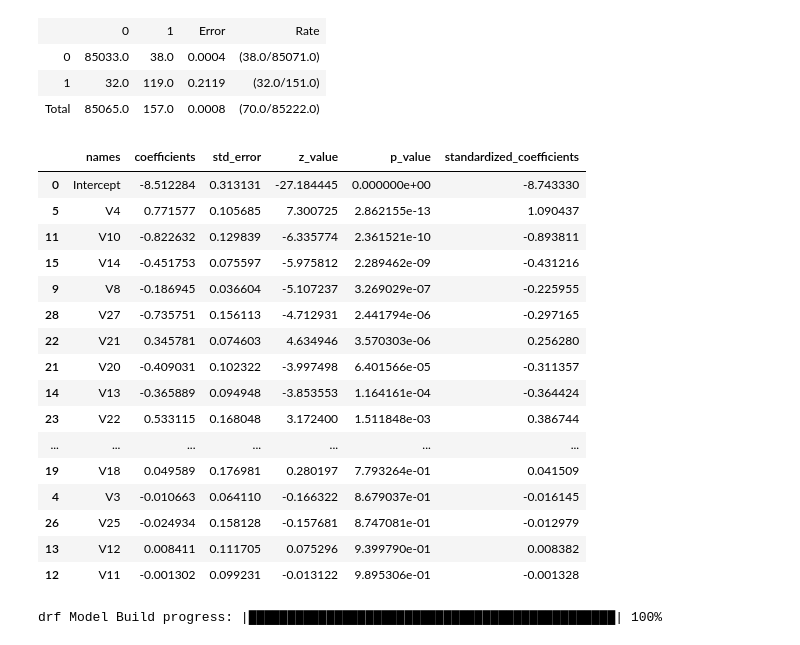
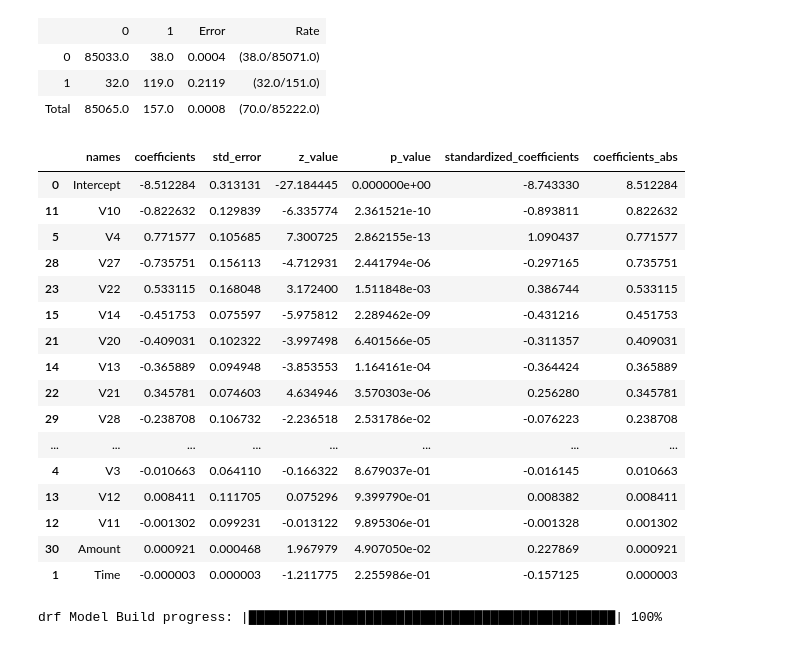
Before and after one commit to TeodoraVrabcheva/Credit_Card_Fraud_H2O, a Jupyter notebook: CC_Fraud.ipynb, the cells around one changed output. Saved outputs shown, nothing was run; the diff lists cells and outputs as text; code cells hidden in the pictures.

```diff
--- a/CC_Fraud.ipynb
+++ b/CC_Fraud.ipynb
@@ -191,26 +191,28 @@ Confusion Matrix (Act/Pred) for max f1 @ threshold = 0.0887006259255:
 | 0 | 85033.0 | 38.0 | 0.0004 | (38.0/85071.0) |
 | 1 | 32.0 | 119.0 | 0.2119 | (32.0/151.0) |
 | Total | 85065.0 | 157.0 | 0.0008 | (70.0/85222.0) |
-# %%
-glm_binom._model_json['output']['coefficients_table'].as_data_frame().sort_values('p_value')
-# %% [output]
-|  | names | coefficients | std_error | z_value | p_value | standardized_coefficients |
-| 0 | Intercept | -8.512284 | 0.313131 | -27.184445 | 0.000000e+00 | -8.743330 |
-| 5 | V4 | 0.771577 | 0.105685 | 7.300725 | 2.862155e-13 | 1.090437 |
-| 11 | V10 | -0.822632 | 0.129839 | -6.335774 | 2.361521e-10 | -0.893811 |
-| 15 | V14 | -0.451753 | 0.075597 | -5.975812 | 2.289462e-09 | -0.431216 |
-| 9 | V8 | -0.186945 | 0.036604 | -5.107237 | 3.269029e-07 | -0.225955 |
-| 28 | V27 | -0.735751 | 0.156113 | -4.712931 | 2.441794e-06 | -0.297165 |
-| 22 | V21 | 0.345781 | 0.074603 | 4.634946 | 3.570303e-06 | 0.256280 |
-| 21 | V20 | -0.409031 | 0.102322 | -3.997498 | 6.401566e-05 | -0.311357 |
-| 14 | V13 | -0.365889 | 0.094948 | -3.853553 | 1.164161e-04 | -0.364424 |
-| 23 | V22 | 0.533115 | 0.168048 | 3.172400 | 1.511848e-03 | 0.386744 |
-| ... | ... | ... | ... | ... | ... | ... |
-| 19 | V18 | 0.049589 | 0.176981 | 0.280197 | 7.793264e-01 | 0.041509 |
-| 4 | V3 | -0.010663 | 0.064110 | -0.166322 | 8.679037e-01 | -0.016145 |
-| 26 | V25 | -0.024934 | 0.158128 | -0.157681 | 8.747081e-01 | -0.012979 |
-| 13 | V12 | 0.008411 | 0.111705 | 0.075296 | 9.399790e-01 | 0.008382 |
-| 12 | V11 | -0.001302 | 0.099231 | -0.013122 | 9.895306e-01 | -0.001328 |
+# %%
+coef_table = glm_binom._model_json['output']['coefficients_table'].as_data_frame()
+coef_table['coefficients_abs'] = abs(coef_table['coefficients'])
+coef_table.sort_values('coefficients_abs', ascending = False)
+# %% [output]
+|  | names | coefficients | std_error | z_value | p_value | standardized_coefficients | coefficients_abs |
+| 0 | Intercept | -8.512284 | 0.313131 | -27.184445 | 0.000000e+00 | -8.743330 | 8.512284 |
+| 11 | V10 | -0.822632 | 0.129839 | -6.335774 | 2.361521e-10 | -0.893811 | 0.822632 |
+| 5 | V4 | 0.771577 | 0.105685 | 7.300725 | 2.862155e-13 | 1.090437 | 0.771577 |
+| 28 | V27 | -0.735751 | 0.156113 | -4.712931 | 2.441794e-06 | -0.297165 | 0.735751 |
+| 23 | V22 | 0.533115 | 0.168048 | 3.172400 | 1.511848e-03 | 0.386744 | 0.533115 |
+| 15 | V14 | -0.451753 | 0.075597 | -5.975812 | 2.289462e-09 | -0.431216 | 0.451753 |
+| 21 | V20 | -0.409031 | 0.102322 | -3.997498 | 6.401566e-05 | -0.311357 | 0.409031 |
+| 14 | V13 | -0.365889 | 0.094948 | -3.853553 | 1.164161e-04 | -0.364424 | 0.365889 |
+| 22 | V21 | 0.345781 | 0.074603 | 4.634946 | 3.570303e-06 | 0.256280 | 0.345781 |
+| 29 | V28 | -0.238708 | 0.106732 | -2.236518 | 2.531786e-02 | -0.076223 | 0.238708 |
+| ... | ... | ... | ... | ... | ... | ... | ... |
+| 4 | V3 | -0.010663 | 0.064110 | -0.166322 | 8.679037e-01 | -0.016145 | 0.010663 |
+| 13 | V12 | 0.008411 | 0.111705 | 0.075296 | 9.399790e-01 | 0.008382 | 0.008411 |
+| 12 | V11 | -0.001302 | 0.099231 | -0.013122 | 9.895306e-01 | -0.001328 | 0.001302 |
+| 30 | Amount | 0.000921 | 0.000468 | 1.967979 | 4.907050e-02 | 0.227869 | 0.000921 |
+| 1 | Time | -0.000003 | 0.000003 | -1.211775 | 2.255986e-01 | -0.157125 | 0.000003 |
 # %%
 # Random forest
 # min_rows specifies the minimum number of observations for a leaf, its better to be set to a low number since we have an
```
Also changed, not shown: parts of 5 cells of this notebook.
